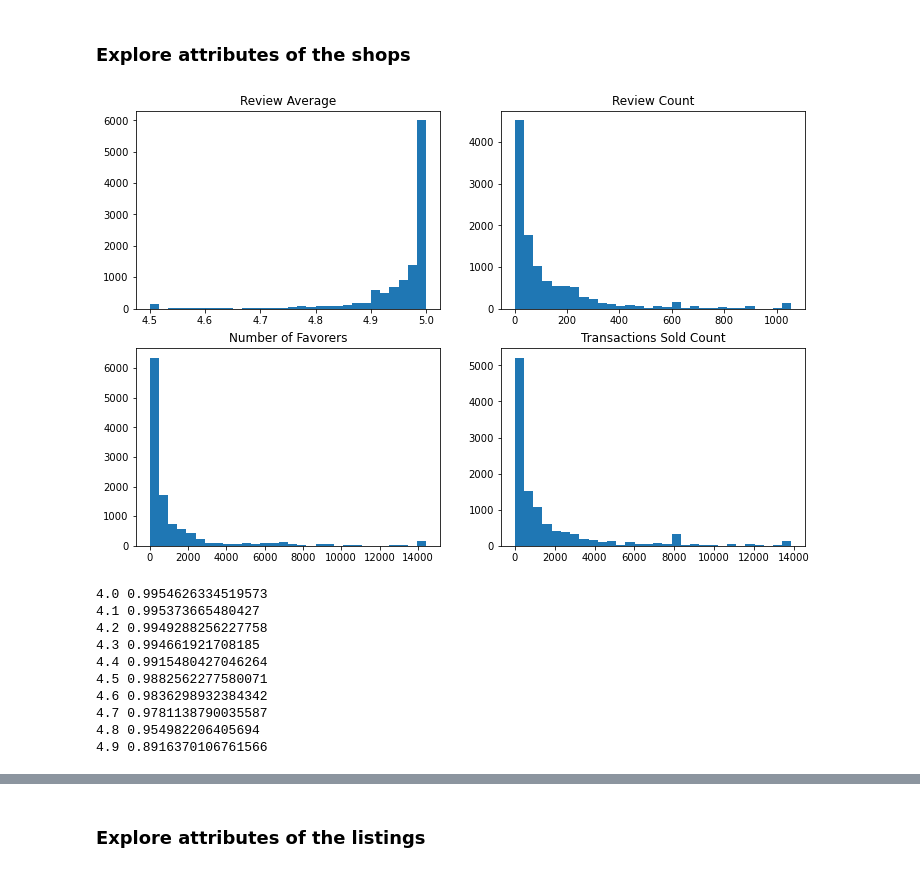
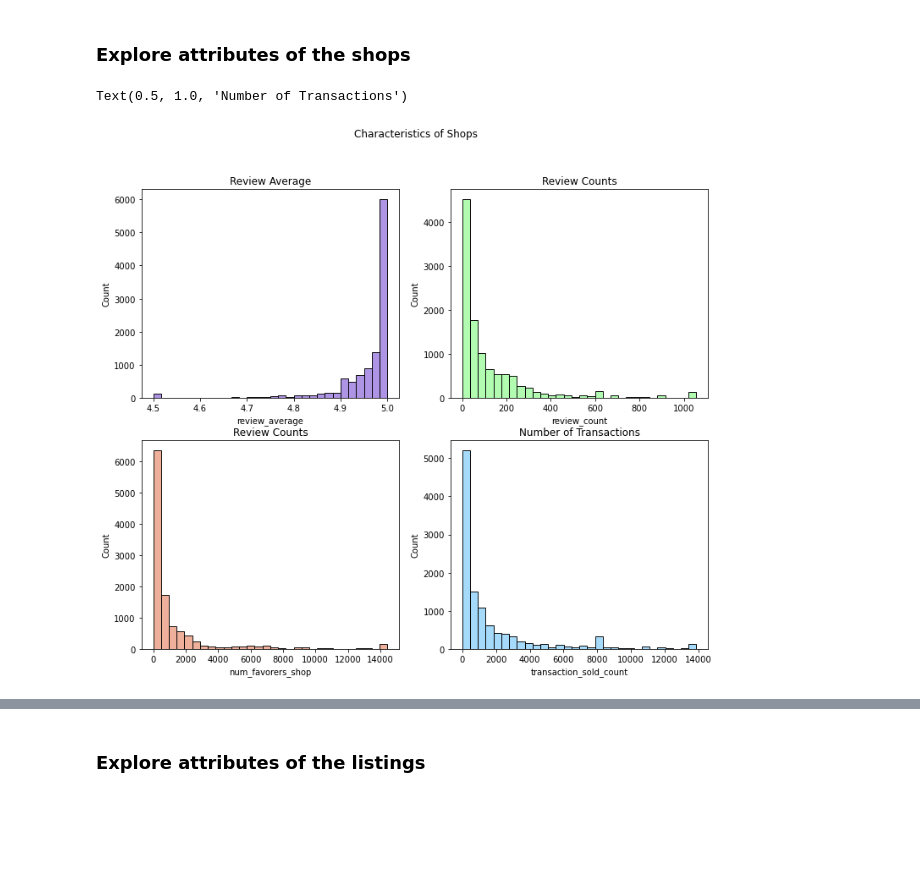
Before and after one commit to torisatori/etsy-pottery, a Jupyter notebook: Data Preprocessing Visualization Exploration.ipynb, the cells around one changed output, grey strips where cells are left out. Saved outputs shown, nothing was run; the diff lists cells and outputs as text; code cells hidden in the pictures; blank space fills up the shorter version.

```diff
--- a/Data Preprocessing Visualization Exploration.ipynb
+++ b/Data Preprocessing Visualization Exploration.ipynb
@@ -95,43 +95,33 @@ data.to_csv('data/' + name + 'clean.csv')
 ## Visualize and Explore
 # %% [markdown]
 ### Explore attributes of the shops
-# %%
-#Plot info about shops
-#The plots were highly skewed so I adjusted the axes to display 99% of the data which helped them be more meaningful visually
-fig = plt.figure(figsize=(12,8))
-ax1 = fig.add_subplot(221)
-ax2 = fig.add_subplot(222)
-ax3 = fig.add_subplot(223)
-ax4 = fig.add_subplot(224)
-ax1.hist(np.clip(data['review_average'],data['review_average'].quantile(.01),5.0), bins = 30)
-ax2.hist(np.clip(data['review_count'],0,data['review_count'].quantile(.99)), bins = 30)
-ax3.hist(np.clip(data['num_favorers_shop'],0,data['num_favorers_shop'].quantile(.99)), bins = 30)
-ax4.hist(np.clip(data['transaction_sold_count'],0,data['transaction_sold_count'].quantile(.99)), bins = 30)
-ax1.title.set_text('Review Average')
-ax2.title.set_text('Review Count')
-ax3.title.set_text('Number of Favorers')
-ax4.title.set_text('Transactions Sold Count')
-plt.show()
-# %% [output]
-[figure, removed]
-# %%
-#percentage of shops with review average above a value
-averages = [4.0, 4.1, 4.2, 4.3, 4.4, 4.5, 4.6, 4.7, 4.8, 4.9]
-
-for avg in averages:
-    percent = len([i for i in data['review_average'] if i > avg])/len(data)
-    print(avg,percent)
-# %% [output]
-4.0 0.9954626334519573
-4.1 0.995373665480427
-4.2 0.9949288256227758
-4.3 0.994661921708185
-4.4 0.9915480427046264
-4.5 0.9882562277580071
-4.6 0.9836298932384342
-4.7 0.9781138790035587
-4.8 0.954982206405694
-4.9 0.8916370106761566
+# %%
+# Plot info about shops
+fig, axes = plt.subplots(2, 2, figsize = (12, 10))
+fig.suptitle('Characteristics of Shops')
+
+# plot the review averages
+sns.histplot(ax=axes[0,0], data=np.clip(data['review_average'],data['review_average'].quantile(.01),5.0),
+             bins = 30, color='mediumpurple')
+axes[0,0].set_title('Review Average')
+
+# plot the review counts
+sns.histplot(ax=axes[0,1], data=np.clip(data['review_count'],0,data['review_count'].quantile(.99)),
+             bins = 30, color = 'palegreen')
+axes[0,1].set_title('Review Counts')
+
+# plot the number of favorers
+sns.histplot(ax=axes[1,0], data=np.clip(data['num_favorers_shop'],0,data['num_favorers_shop'].quantile(.99)),
+             bins = 30, color = 'darksalmon')
+axes[1,0].set_title('Review Counts')
+
+# plot the number of transactions
+sns.histplot(ax=axes[1,1], data=np.clip(data['transaction_sold_count'],0,data['transaction_sold_count'].quantile(.99)),
+             bins = 30, color = 'lightskyblue')
+axes[1,1].set_title('Number of Transactions')
+# %% [output]
+Text(0.5, 1.0, 'Number of Transactions')
+[figure, added]
 # %%
 # Plot Review Averages vs Number of Reviews
 plt.figure(figsize=(12, 7))
```
Also changed, not shown: parts of 4 cells of this notebook, 2 other files.
